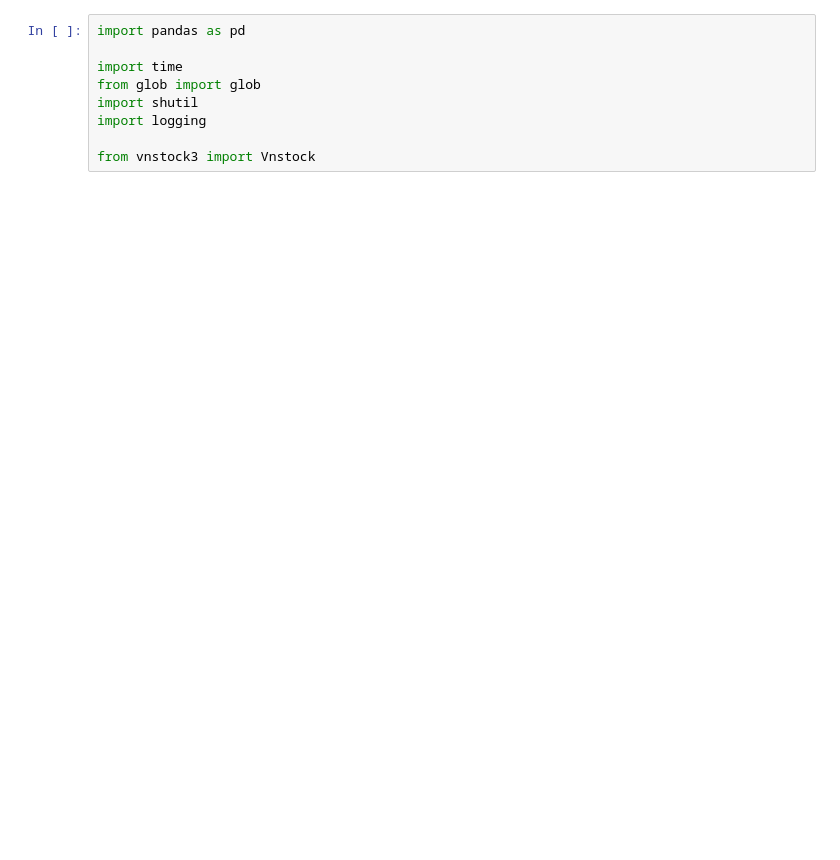
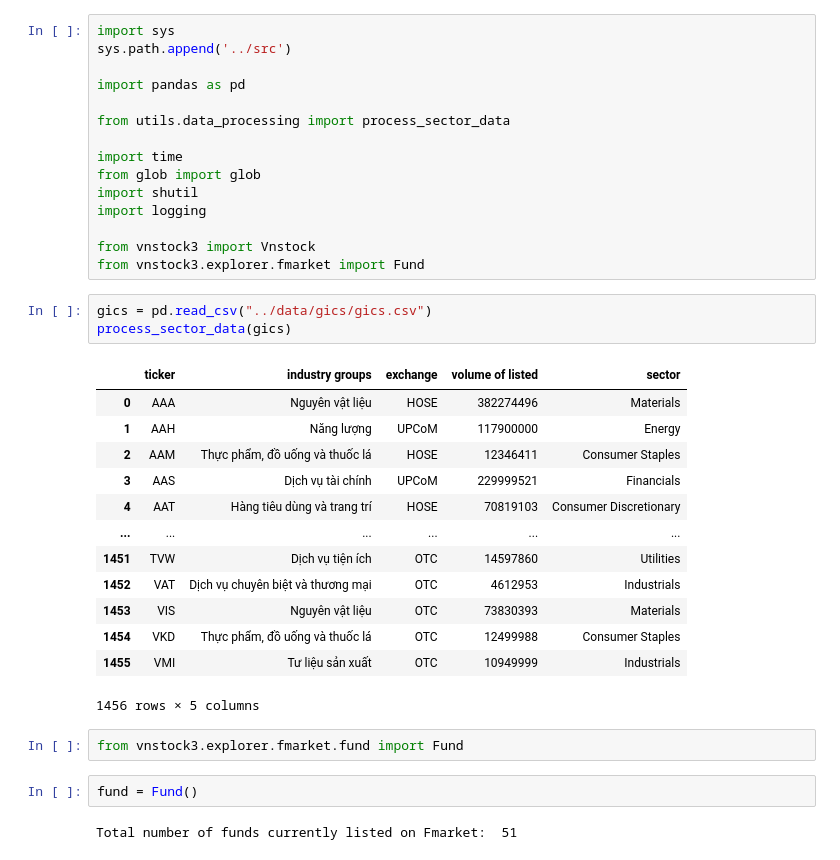
Before and after one commit to quant-quack/vietnam-smallcap-smartbeta-strategy, a Jupyter notebook: notebooks/notebook.ipynb, the cells around one changed output. Cells and saved outputs as stored; diff of their text form; blank space fills up the shorter version.

```diff
--- a/notebooks/notebook.ipynb
+++ b/notebooks/notebook.ipynb
@@ -1,5 +1,10 @@
 # %%
+import sys
+sys.path.append('../src')
+
 import pandas as pd
+
+from utils.data_processing import process_sector_data
 
 import time
 from glob import glob
@@ -7,4 +12,28 @@ import shutil
 import logging
 
 from vnstock3 import Vnstock
+from vnstock3.explorer.fmarket import Fund
+# %%
+gics = pd.read_csv("../data/gics/gics.csv")
+process_sector_data(gics)
+# %% [output]
+|  | ticker | industry groups | exchange | volume of listed | sector |
+| 0 | AAA | Nguyên vật liệu | HOSE | 382274496 | Materials |
+| 1 | AAH | Năng lượng | UPCoM | 117900000 | Energy |
+| 2 | AAM | Thực phẩm, đồ uống và thuốc lá | HOSE | 12346411 | Consumer Staples |
+| 3 | AAS | Dịch vụ tài chính | UPCoM | 229999521 | Financials |
+| 4 | AAT | Hàng tiêu dùng và trang trí | HOSE | 70819103 | Consumer Discretionary |
+| ... | ... | ... | ... | ... | ... |
+| 1451 | TVW | Dịch vụ tiện ích | OTC | 14597860 | Utilities |
+| 1452 | VAT | Dịch vụ chuyên biệt và thương mại | OTC | 4612953 | Industrials |
+| 1453 | VIS | Nguyên vật liệu | OTC | 73830393 | Materials |
+| 1454 | VKD | Thực phẩm, đồ uống và thuốc lá | OTC | 12499988 | Consumer Staples |
+| 1455 | VMI | Tư liệu sản xuất | OTC | 10949999 | Industrials |
+1456 rows × 5 columns
+# %%
+from vnstock3.explorer.fmarket.fund import Fund
+# %%
+fund = Fund()
+# %% [output]
+Total number of funds currently listed on Fmarket:  51
 # %%
```
Also changed, not shown: parts of 5 cells of this notebook, 9 other files.
